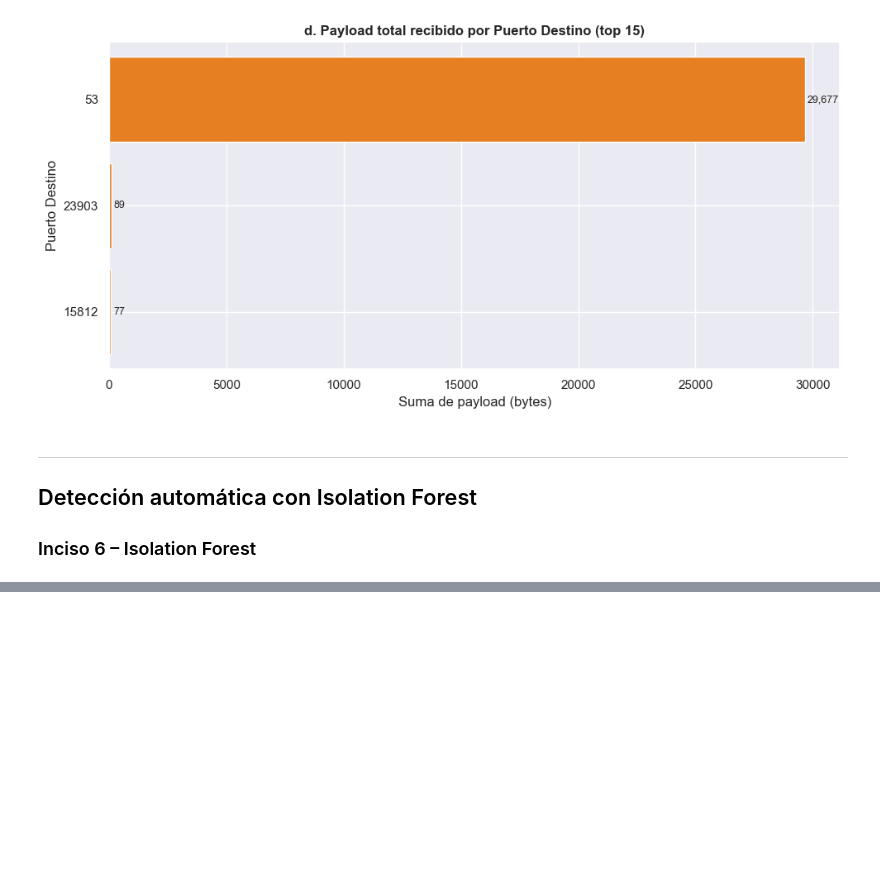
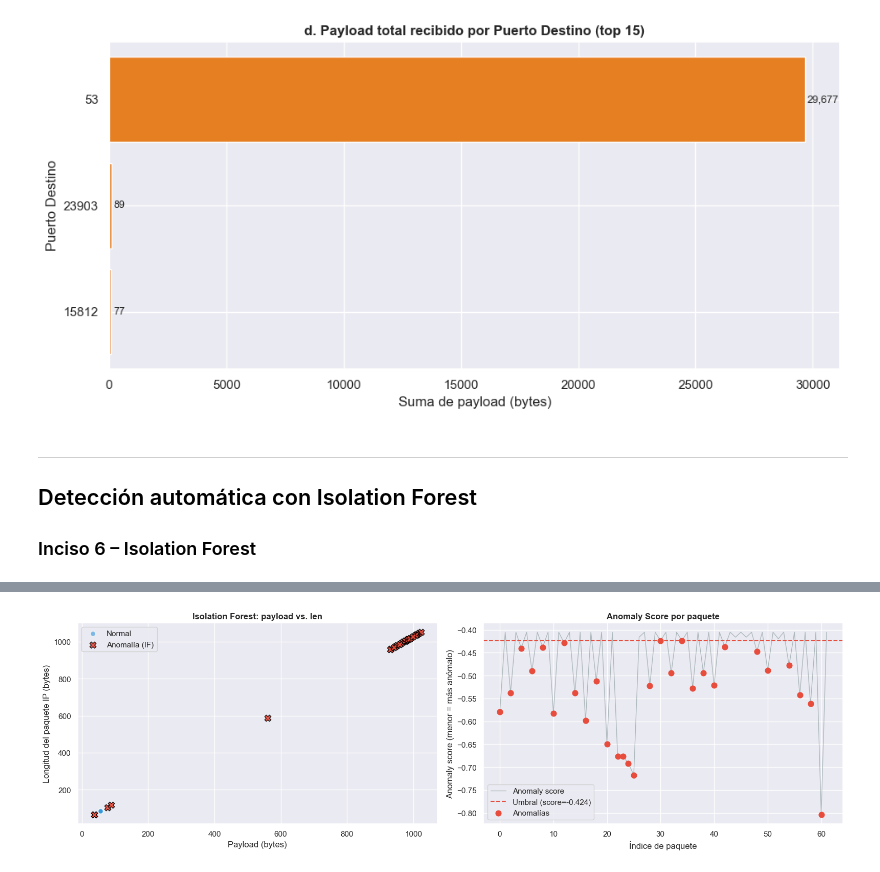
Before and after one commit to Sofiamishel2003/Analisis-de-paquetes-y-deteccion-de-anomalias, a Jupyter notebook: Laboratorio5_Analisis_Trafico.ipynb, the cells around one changed output, grey strips where cells are left out. Saved outputs shown, nothing was run; the diff lists cells and outputs as text; code cells hidden in the pictures; blank space fills up the shorter version.

Commit message:
Feat: Detección automática con Isolation Forest

```diff
--- a/Laboratorio5_Analisis_Trafico.ipynb
+++ b/Laboratorio5_Analisis_Trafico.ipynb
@@ -462,5 +464,4 @@ plt.show()
 # %%
-# a. Entrenar Isolation Forest
 # Número de paquetes anómalos detectados en el inciso 4c (|Z_domain| > 3)
 n_anomalias_4c = len(anomalias_domain_3)
 n_total        = len(df)
@@ -472,7 +473,7 @@ print(f"Valor de contamination: {contamination:.4f} ({contamination*100:.2f}%)")
 print()
 
 # Features numéricas
-features_if = ['payload', 'pkt_len']
+features_if = ['payload', 'len']
 X = df[features_if].values
 
 # Entrenar el modelo
@@ -492,4 +493,4 @@ if_anomalias = df[df['if_anomaly']]
 print(f"Paquetes marcados como anomalías por Isolation Forest: {len(if_anomalias)}")
 print()
 print("Detalle de las anomalías detectadas:")
-print(if_anomalias[['src', 'dst', 'sport', 'dport', 'payload', 'pkt_len', 'if_score']].to_string())
+print(if_anomalias[['src', 'dst', 'sport', 'dport', 'payload', 'len', 'if_score']].to_string())
@@ -496,28 +515,30 @@ print(if_anomalias[['src', 'dst', 'sport', 'dport', 'payload', 'pkt_len', 'if_sc
 # %%
 # Visualización del Isolation Forest
 fig, axes = plt.subplots(1, 2, figsize=(16, 5))
 
 # Plot 1: payload vs pkt_len coloreado por predicción
 ax = axes[0]
 normal = df[~df['if_anomaly']]
 anoms  = df[df['if_anomaly']]
-ax.scatter(normal['payload'], normal['pkt_len'], c='#3498DB', alpha=0.6, s=50, label='Normal', edgecolors='white')
-ax.scatter(anoms['payload'],  anoms['pkt_len'],  c='#E74C3C', alpha=0.9, s=80, label='Anomalía (IF)', marker='X', edgecolors='black')
+ax.scatter(normal['payload'], normal['len'], c='#3498DB', alpha=0.6, s=50, label='Normal', edgecolors='white')
+ax.scatter(anoms['payload'],  anoms['len'],  c='#E74C3C', alpha=0.9, s=80, label='Anomalía (IF)', marker='X', edgecolors='black')
 ax.set_xlabel('Payload (bytes)')
 ax.set_ylabel('Longitud del paquete IP (bytes)')
-ax.set_title('Isolation Forest: payload vs. pkt_len', fontweight='bold')
+ax.set_title('Isolation Forest: payload vs. len', fontweight='bold')
 ax.legend()
 
 # Plot 2: anomaly score por índice de paquete
 ax2 = axes[1]
 ax2.plot(df.index, df['if_score'], color='#95A5A6', alpha=0.7, linewidth=1, label='Anomaly score')
 threshold_score = df[df['if_anomaly']]['if_score'].max()
 ax2.axhline(y=threshold_score, color='#E74C3C', linestyle='--', linewidth=1.5, label=f'Umbral (score={threshold_score:.3f})')
 ax2.scatter(anoms.index, anoms['if_score'], c='#E74C3C', s=60, zorder=5, label='Anomalías')
 ax2.set_xlabel('Índice de paquete')
 ax2.set_ylabel('Anomaly score (menor = más anómalo)')
 ax2.set_title('Anomaly Score por paquete', fontweight='bold')
 ax2.legend()
 
 plt.tight_layout()
 plt.show()
+# %% [output]
+[figure, added]
```
Also changed, not shown: parts of 5 cells of this notebook.
